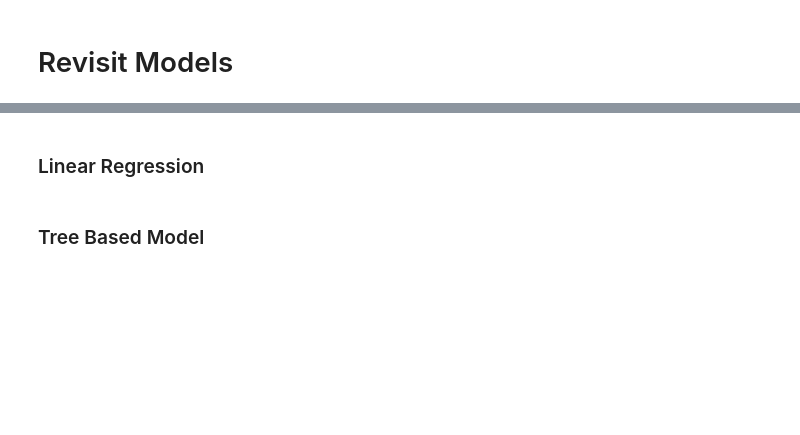
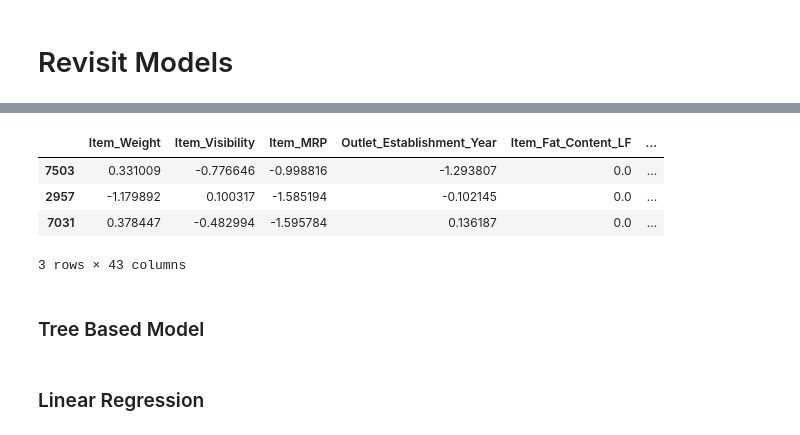
Before and after one commit to donmarcolaureano/predictionofproductsales, a Jupyter notebook: Preprocessed Data for ML.ipynb, the cells around one changed output, grey strips where cells are left out. Cells and saved outputs as stored; diff of their text form; code cells hidden in the pictures; blank space fills up the shorter version.

```diff
--- a/Preprocessed Data for ML.ipynb
+++ b/Preprocessed Data for ML.ipynb
@@ -584,0 +625,10 @@ This is a starting point and there is always room for improvement through adding
+# %%
+X_test_2.head(3)
+# %% [output]
+|  | Item_Weight | Item_Visibility | Item_MRP | Outlet_Establishment_Year | Item_Fat_Content_LF | ... |
+| 7503 | 0.331009 | -0.776646 | -0.998816 | -1.293807 | 0.0 | ... |
+| 2957 | -1.179892 | 0.100317 | -1.585194 | -0.102145 | 0.0 | ... |
+| 7031 | 0.378447 | -0.482994 | -1.595784 | 0.136187 | 0.0 | ... |
+3 rows × 43 columns
+# %% [markdown]
+### Tree Based Model
@@ -585,4 +637,2 @@ This is a starting point and there is always room for improvement through adding
 # %% [markdown]
 ### Linear Regression
-# %% [markdown]
-### Tree Based Model
```
Also changed, not shown: parts of 5 cells of this notebook.
